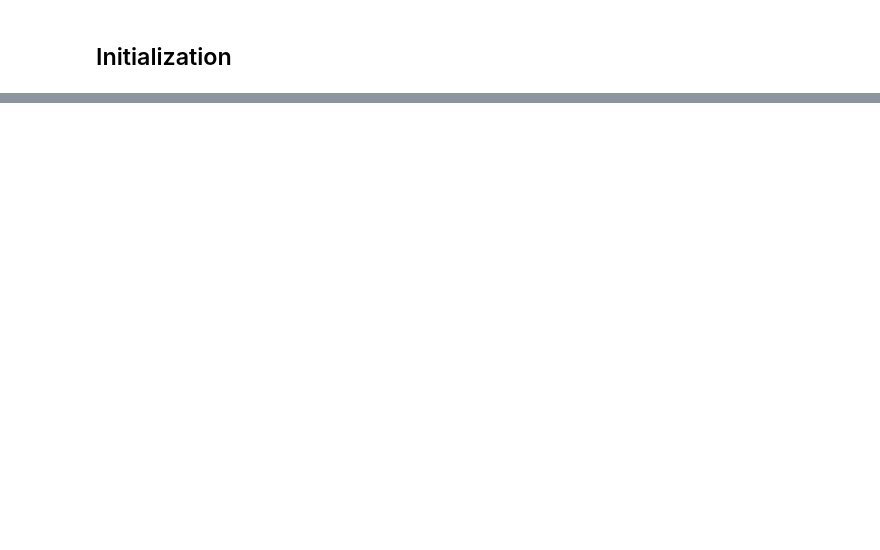
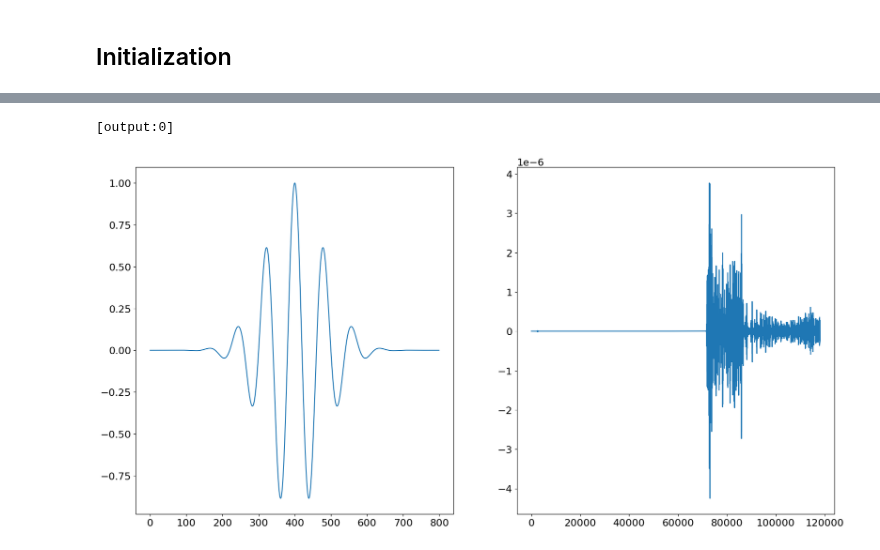
Before and after one commit to bgd54/sonar-FWI, a Jupyter notebook: notebooks/08_mpi.ipynb, the cells around one changed output, grey strips where cells are left out. Cells and saved outputs as stored; diff of their text form; code cells hidden in the pictures; blank space fills up the shorter version.

```diff
--- a/notebooks/08_mpi.ipynb
+++ b/notebooks/08_mpi.ipynb
@@ -95,0 +88,6 @@ if rank == 0:
+# %%
+%%px
+
+ideal_signal = sonar.src.signal_packet
+plt.plot(ideal_signal)
+plt.show()
@@ -95,0 +99,15 @@ if rank == 0:
+# %%
+%%px
+
+# run the simulation and collect the rec data on the rank 0
+recording = run_beam(
+    sonar.src,
+    sonar.rec,
+    sonar.op,
+    sonar.u,
+    sonar.source_distance,
+    sonar.time_range,
+    sonar.model.critical_dt,
+    45,
+    v_env,
+)
@@ -95,0 +152,9 @@ if rank == 0:
+# %%
+%%px
+rank = MPI.COMM_WORLD.Get_rank()
+
+all_recording = MPI.COMM_WORLD.gather(recording, root=0)
+
+if rank == 0:
+    all_recording = np.concatenate(all_recording, axis=1)
+    print(all_recording.shape)
@@ -95,0 +174,10 @@ if rank == 0:
+# %%
+%%px
+
+if rank == 0:
+    fig, ax = plt.subplots(1, 2, figsize=(20, 10))
+    ax[0].plot(ideal_signal)
+    ax[1].plot(all_recording[5000:, 64])
+# %% [output]
+[output:0]
+[figure, added]
```
Also changed, not shown: parts of 15 cells of this notebook, 2 other files.
